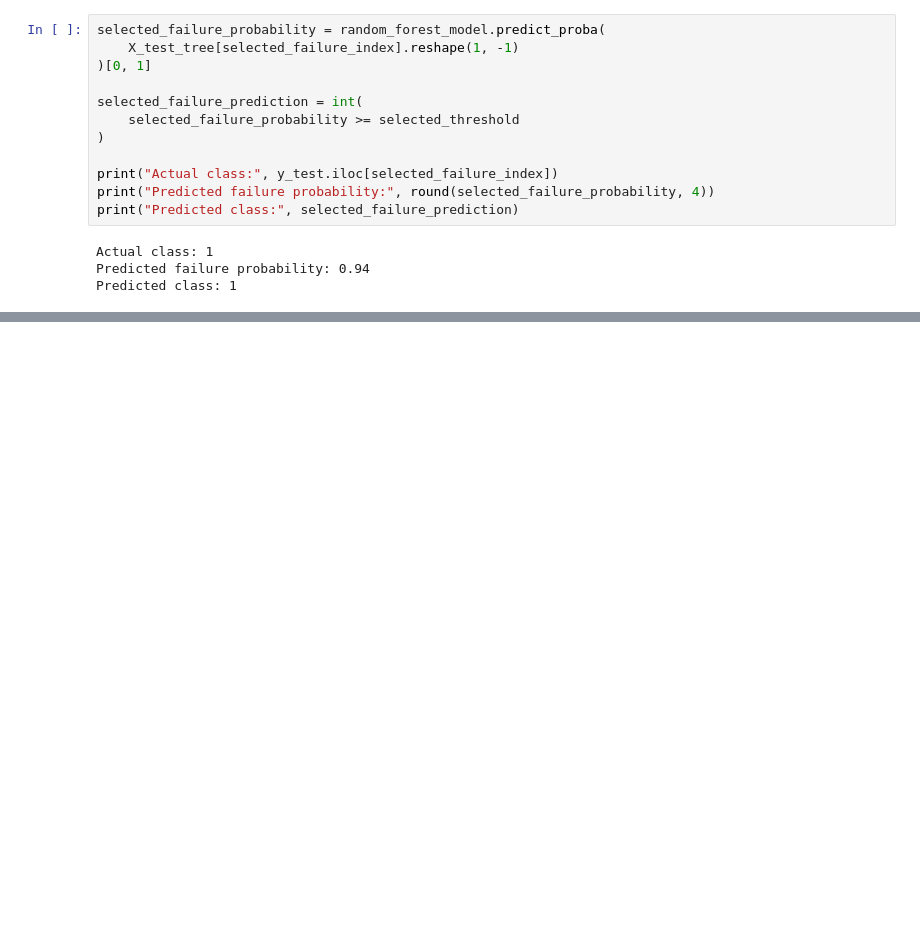
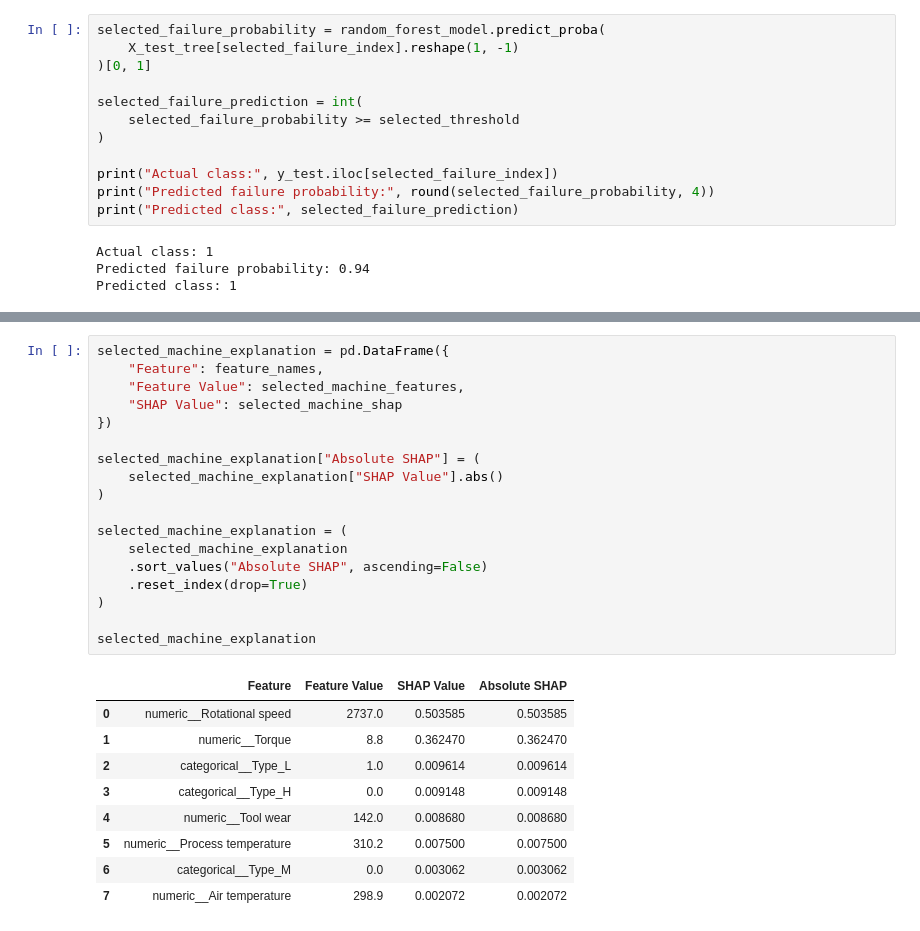
Before and after one commit to aacaas5/reliable-machine-failure-prediction-under-imbalanced-and-corrupted-sensor-data, a Jupyter notebook: notebooks/04_explainability.ipynb, the cells around one changed output, grey strips where cells are left out. Drawn from its saved outputs; the diff is of its cells as text; blank space fills up the shorter version.

```diff
--- a/notebooks/04_explainability.ipynb
+++ b/notebooks/04_explainability.ipynb
@@ -426,0 +448,28 @@ Predicted class: 1
+# %%
+selected_machine_explanation = pd.DataFrame({
+    "Feature": feature_names,
+    "Feature Value": selected_machine_features,
+    "SHAP Value": selected_machine_shap
+})
+
+selected_machine_explanation["Absolute SHAP"] = (
+    selected_machine_explanation["SHAP Value"].abs()
+)
+
+selected_machine_explanation = (
+    selected_machine_explanation
+    .sort_values("Absolute SHAP", ascending=False)
+    .reset_index(drop=True)
+)
+
+selected_machine_explanation
+# %% [output]
+|  | Feature | Feature Value | SHAP Value | Absolute SHAP |
+| 0 | numeric__Rotational speed | 2737.0 | 0.503585 | 0.503585 |
+| 1 | numeric__Torque | 8.8 | 0.362470 | 0.362470 |
+| 2 | categorical__Type_L | 1.0 | 0.009614 | 0.009614 |
+| 3 | categorical__Type_H | 0.0 | 0.009148 | 0.009148 |
+| 4 | numeric__Tool wear | 142.0 | 0.008680 | 0.008680 |
+| 5 | numeric__Process temperature | 310.2 | 0.007500 | 0.007500 |
+| 6 | categorical__Type_M | 0.0 | 0.003062 | 0.003062 |
+| 7 | numeric__Air temperature | 298.9 | 0.002072 | 0.002072 |
```
Also changed, not shown: parts of 14 cells of this notebook, 2 other files.
